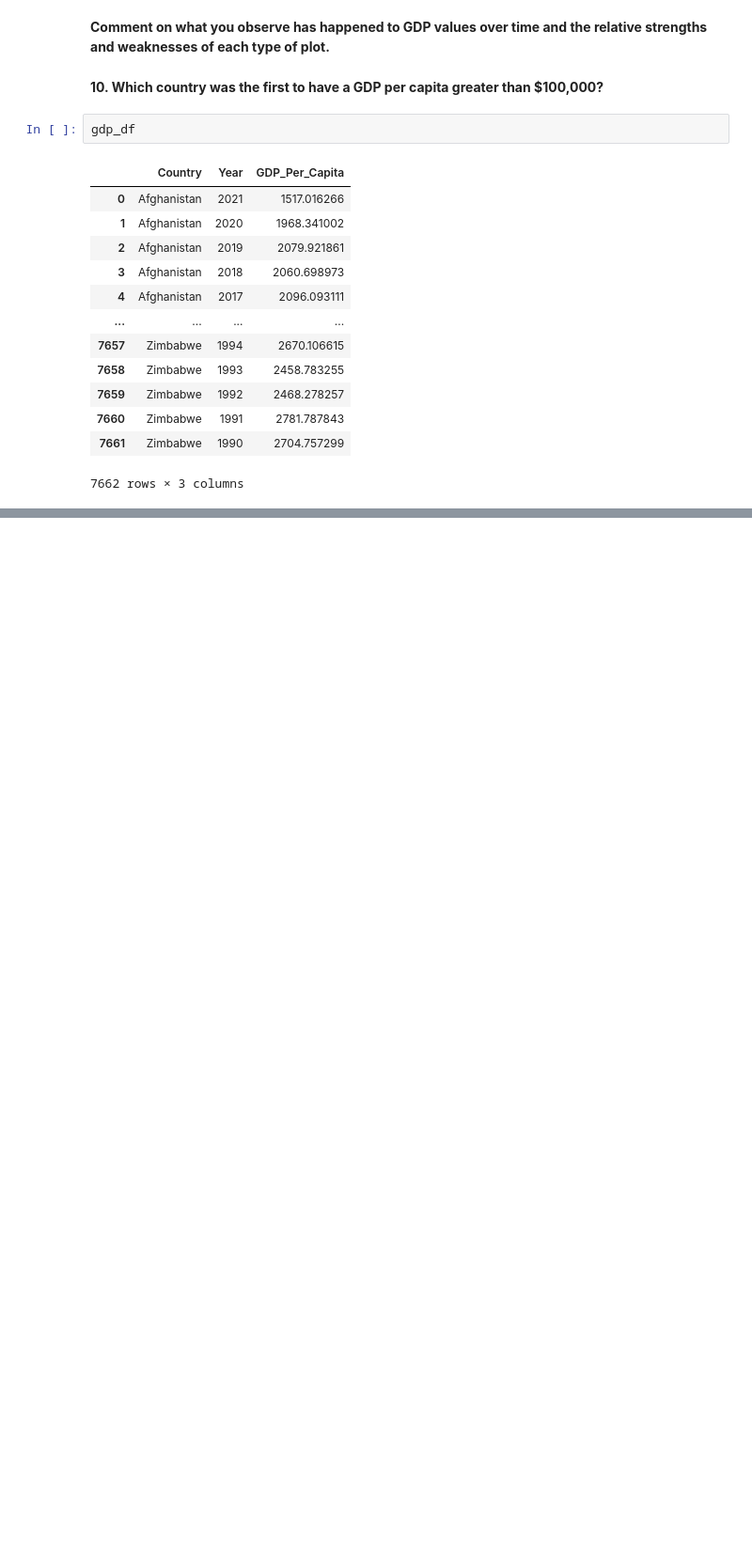
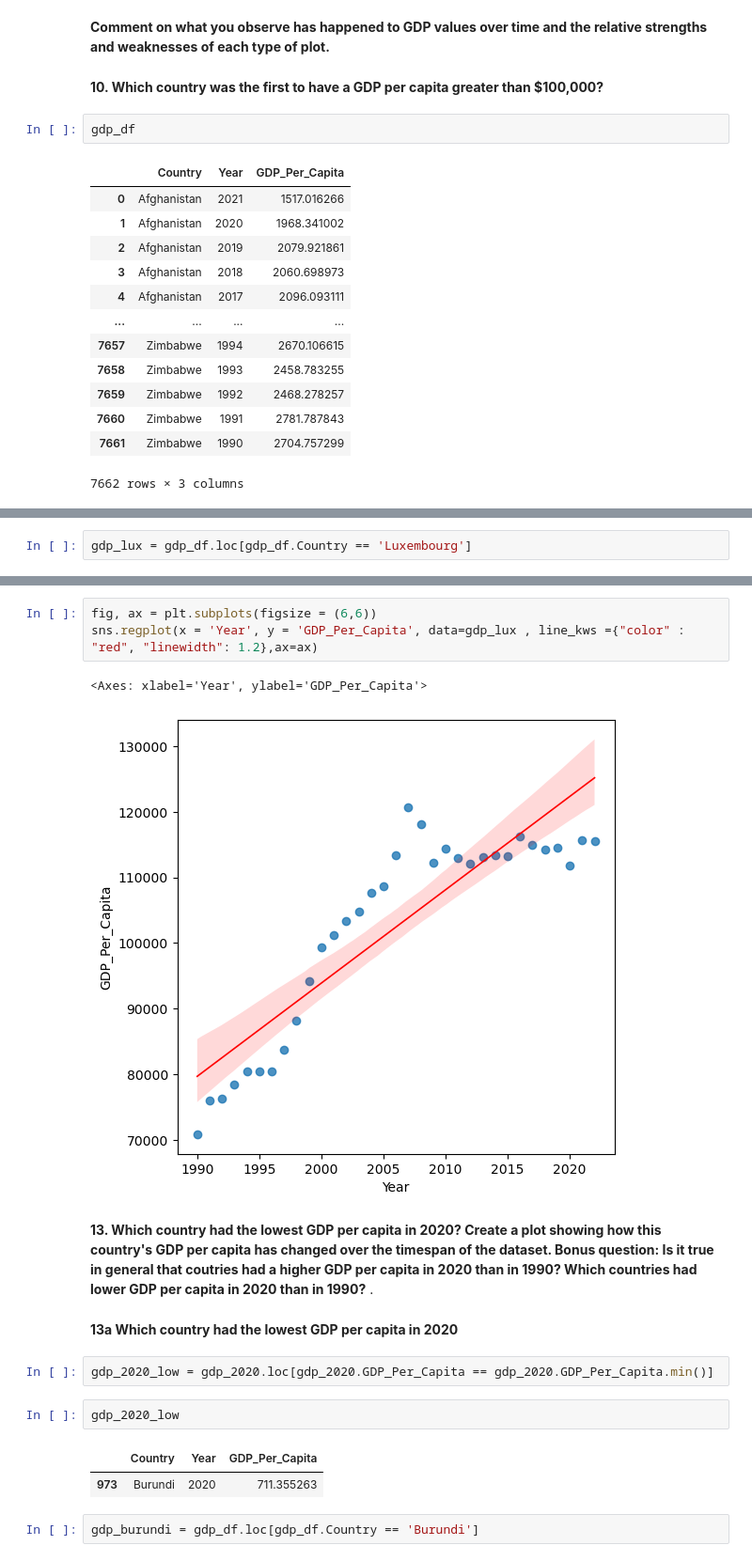
Before and after one commit to NSS-Full-Time-Data-Analytics-14/gdp-and-internet-usage-j2das1, a Jupyter notebook: notebook/UN_gdp_internetuse_project.ipynb, the cells around one changed output, grey strips where cells are left out. Shown at 94% size. Cells and saved outputs as stored; diff of their text form; blank space fills up the shorter version.

```diff
--- a/notebook/UN_gdp_internetuse_project.ipynb
+++ b/notebook/UN_gdp_internetuse_project.ipynb
@@ -315,0 +328,2 @@ m_year
+# %%
+gdp_lux = gdp_df.loc[gdp_df.Country == 'Luxembourg']
@@ -315,0 +350,20 @@ m_year
+# %%
+fig, ax = plt.subplots(figsize = (6,6))
+sns.regplot(x = 'Year', y = 'GDP_Per_Capita', data=gdp_lux , line_kws ={"color" : "red", "linewidth": 1.2},ax=ax)
+# %% [output]
+<Axes: xlabel='Year', ylabel='GDP_Per_Capita'>
+[figure, added]
+# %% [markdown]
+**13. Which country had the lowest GDP per capita in 2020? Create a plot showing how this country's GDP per capita has changed over the timespan of the dataset. **Bonus question:** Is it true in general that coutries had a higher GDP per capita in 2020 than in 1990? Which countries had lower GDP per capita in 2020 than in 1990?**
+.
+# %% [markdown]
+**13a Which country had the lowest GDP per capita in 2020**
+# %%
+gdp_2020_low = gdp_2020.loc[gdp_2020.GDP_Per_Capita == gdp_2020.GDP_Per_Capita.min()]
+# %%
+gdp_2020_low
+# %% [output]
+|  | Country | Year | GDP_Per_Capita |
+| 973 | Burundi | 2020 | 711.355263 |
+# %%
+gdp_burundi = gdp_df.loc[gdp_df.Country == 'Burundi']
```
Also changed, not shown: parts of 56 cells of this notebook.
